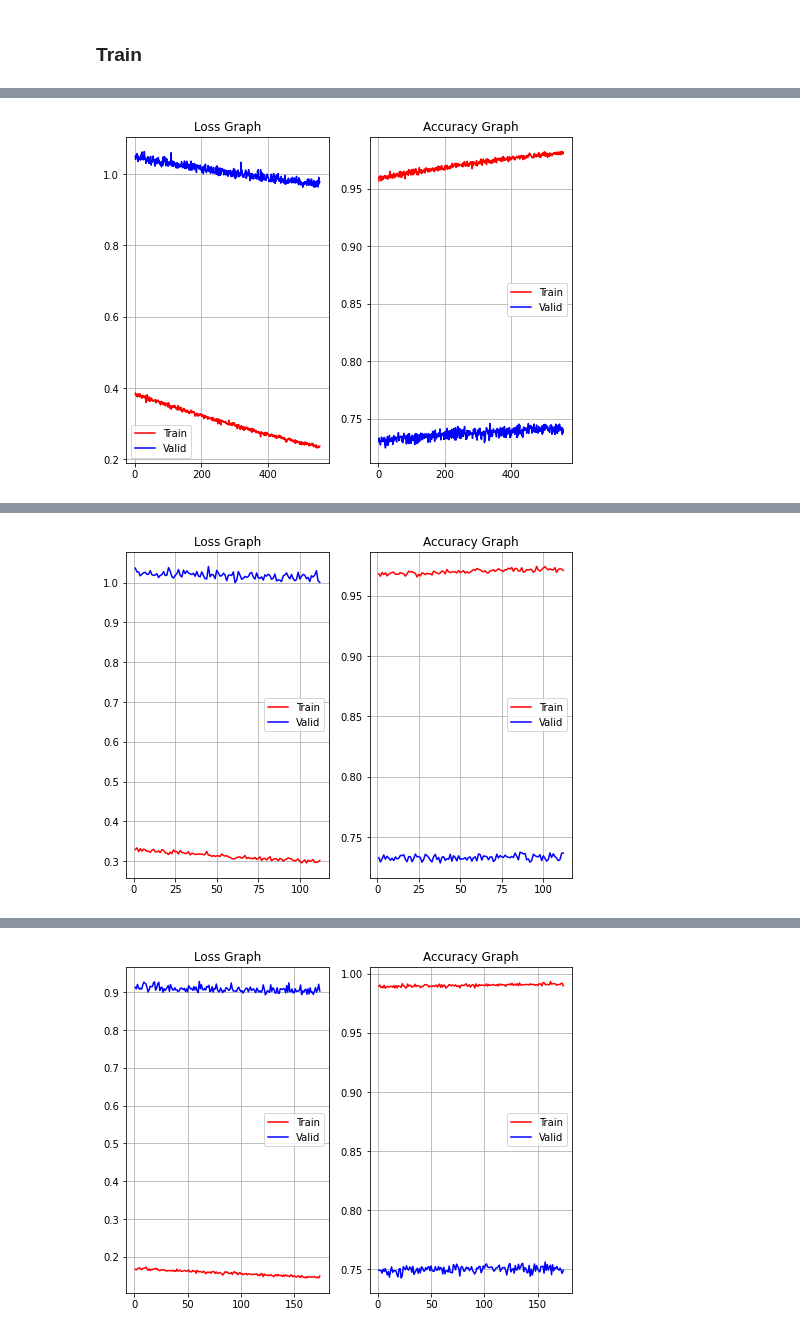
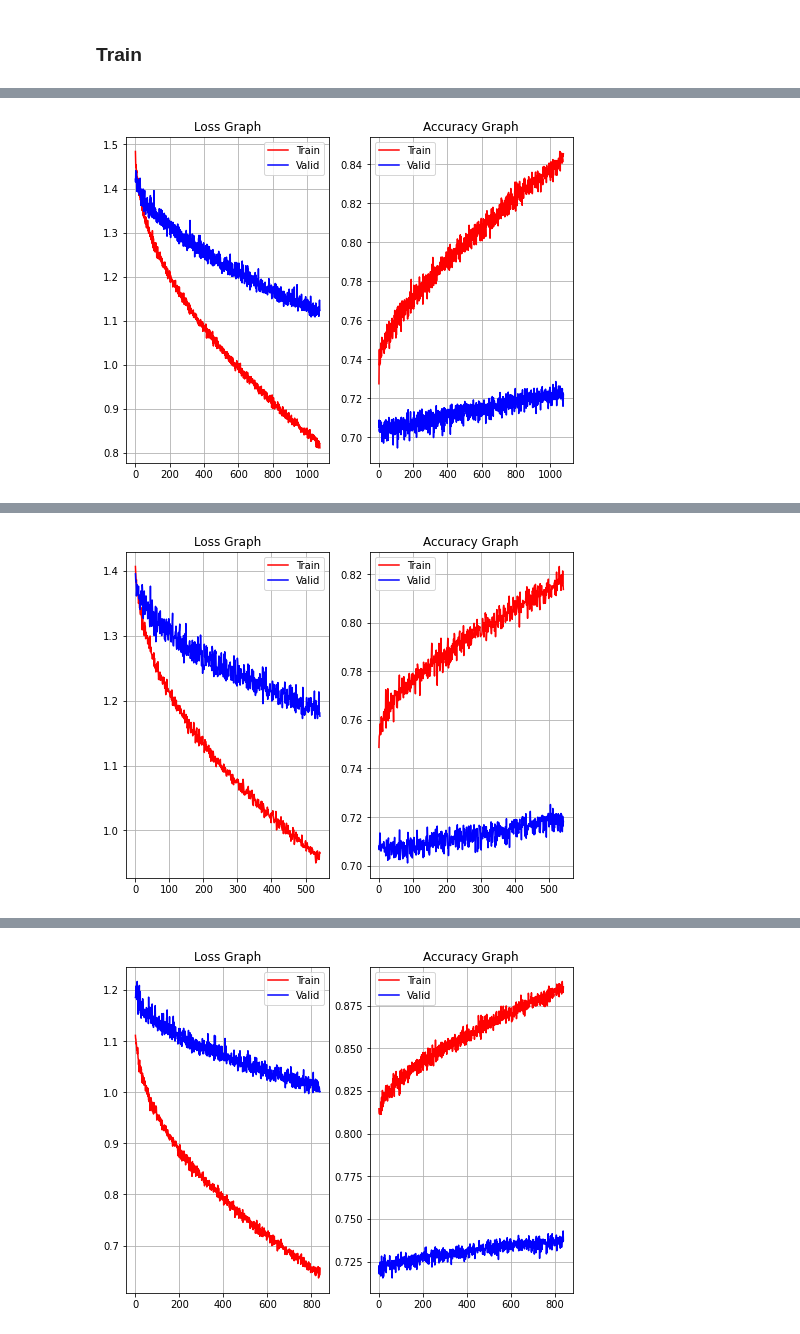
Before and after one commit to pcs-work/Kaggle-Notebooks, a Jupyter notebook: fgvc9-swin-b384-features-train-slow-restart.ipynb, the cells around one changed output, grey strips where cells are left out. Cells and saved outputs as stored; diff of their text form; code cells hidden in the pictures.

```diff
--- a/fgvc9-swin-b384-features-train-slow-restart.ipynb
+++ b/fgvc9-swin-b384-features-train-slow-restart.ipynb
@@ -314,7 +314,8 @@ for tr_idx, va_idx in StratifiedKFold(n_splits=n_splits, random_state=SEED, shuf
     }
 
     torch.manual_seed(SEED)
-    model = Model(IL=tr_features.shape[1], HL=HL, DP=0.25, use_WN=True).to(DEVICE)
+    # model = Model(IL=tr_features.shape[1], HL=HL, DP=0.25, use_WN=True).to(DEVICE) ---> V2
+    model = Model(IL=tr_features.shape[1], HL=HL, DP=0.5, use_WN=True).to(DEVICE)
     optimizer = model.get_optimizer(lr=lr, wd=wd)
     model.load_state_dict(torch.load(f"../input/fgvc9-swin-b384-features-train-slow/saves/state_fold_{fold}.pt", map_location=DEVICE)["model_state_dict"])
     scheduler = None
@@ -369,6 +370,6 @@ Time Taken [556 Epochs] : 5.56 minutes
 
 **************************************************
-[figure, old version]
+[figure, new version]
 **************************************************
 
 Training Fold 3...
@@ -387,6 +388,6 @@ Time Taken [112 Epochs] : 1.12 minutes
 
 **************************************************
-[figure, old version]
+[figure, new version]
 **************************************************
 
 Training Fold 4...
@@ -405,6 +406,6 @@ Time Taken [174 Epochs] : 1.74 minutes
 
 **************************************************
-[figure, old version]
+[figure, new version]
 **************************************************
 
 Training Fold 5...
```
Also changed, not shown: parts of 1 cell of this notebook.
